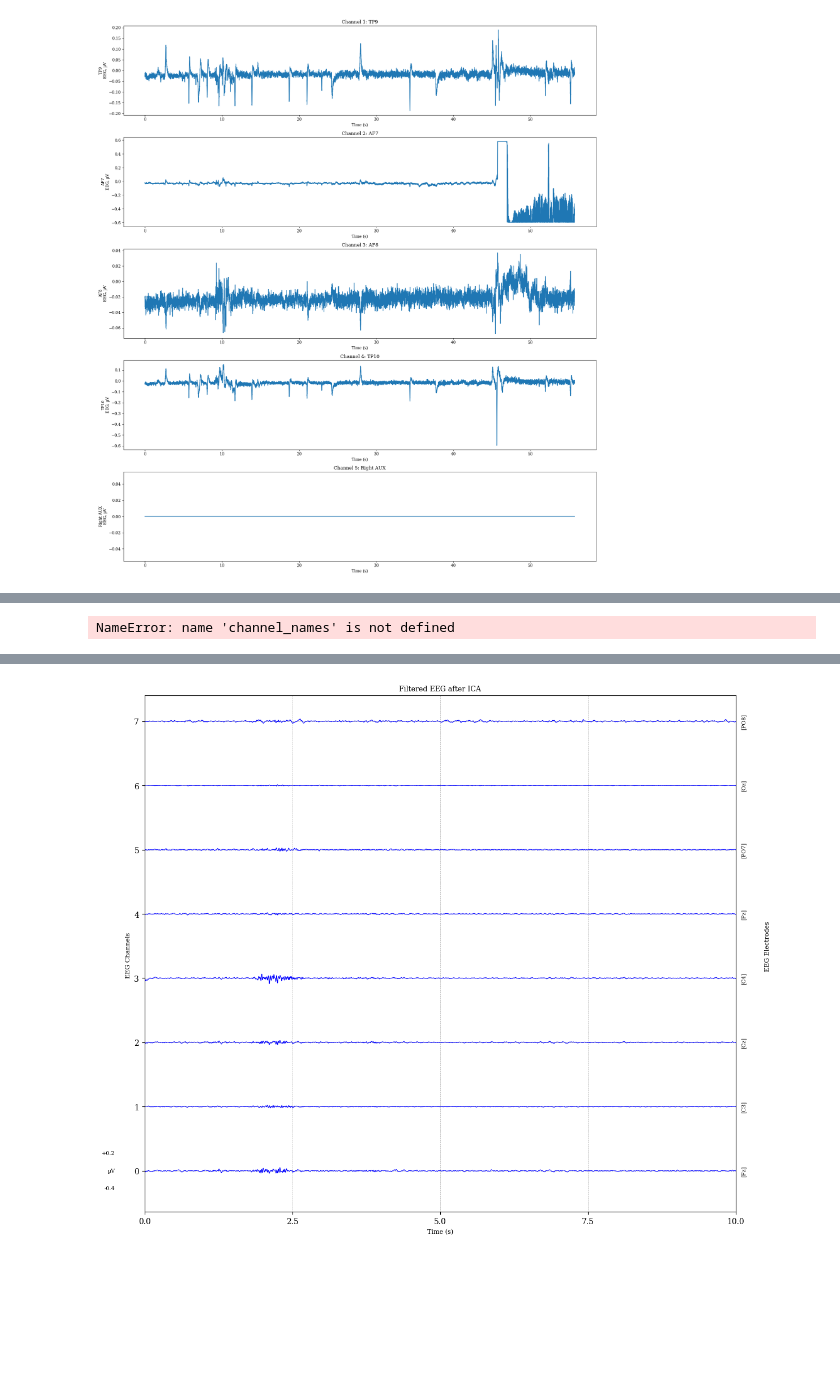
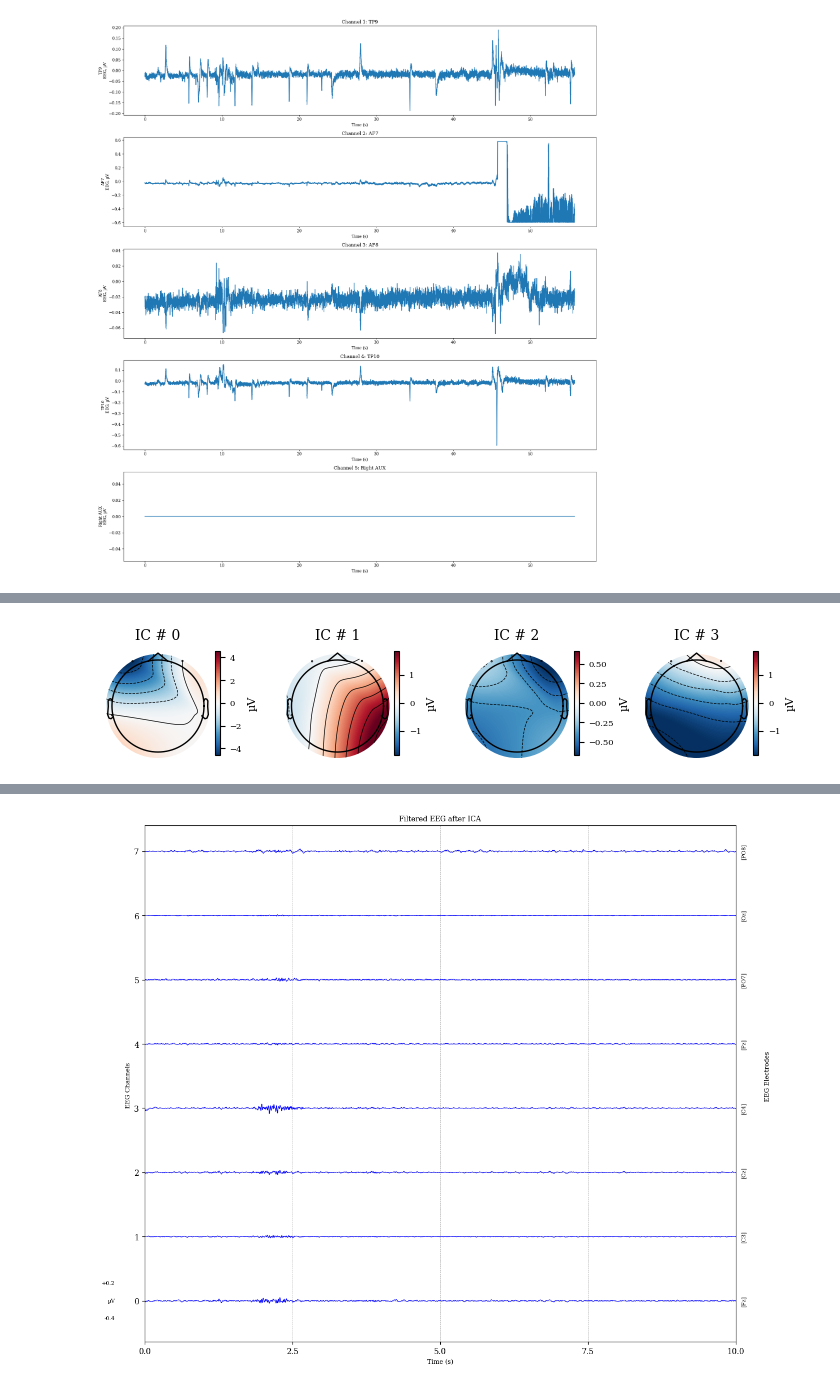
Before and after one commit to andgaspez/corpo_coraje, a Jupyter notebook: pipeline.ipynb, the cells around one changed output, grey strips where cells are left out. Drawn from its saved outputs; the diff is of its cells as text; code cells hidden in the pictures; blank space fills up the shorter version.

```diff
--- a/pipeline.ipynb
+++ b/pipeline.ipynb
@@ -355,10 +363,10 @@ info = mne.create_info(ch_names=channel_names, sfreq=sfreq, ch_types="eeg")
 montage = mne.channels.make_standard_montage("standard_1020")
 
 # Set up figure
-fig, axes = plt.subplots(2, 4, figsize=(7.1, 3.5))  # Wider to fit colorbars
+fig, axes = plt.subplots(1, n_components, figsize=(1.8 * n_components, 3.5))
 axes = axes.flatten()
 
-for i in range(8):  # First 8 components
+for i in range(n_components):  # First 8 components
     topo_vector = mixing_matrix_uv[:, i].reshape(-1, 1)
     evoked = mne.EvokedArray(topo_vector, info)
     evoked.set_montage(montage, on_missing="ignore")
@@ -366,34 +374,34 @@ for i in range(8):  # First 8 components
     # Plot topomap and get image
     im, cn = mne.viz.plot_topomap(
         data=topo_vector[:, 0],
         pos=evoked.info,
         axes=axes[i],
         show=False,
         contours=6,
         sensors=True,
         sphere=0.09,
         cmap="RdBu_r",
         outlines='head'
     )
 
     axes[i].set_title(f'IC # {i}', fontsize=10)
 
     # Add individual colorbar
     cbar = plt.colorbar(im, ax=axes[i], fraction=0.046, pad=0.04)
     cbar.ax.tick_params(labelsize=6)
     cbar.set_label('µV', fontsize=8)
 
     # Disable scientific notation
     cbar.ax.ticklabel_format(style='plain')
     cbar.ax.yaxis.offsetText.set_visible(False)
 
 # Final layout
 plt.tight_layout()
 # Uncomment to save:
 plt.savefig("ica_topoplots.pdf", dpi=600, bbox_inches='tight')  # vector PDF
 plt.show()
 # %% [output]
-NameError: name 'channel_names' is not defined
+[figure, added]
 # %%
 ica = FastICA(n_components=8)
 components = ica.fit_transform(eeg_data)
```
Also changed, not shown: parts of 20 cells of this notebook, 1 other file.
